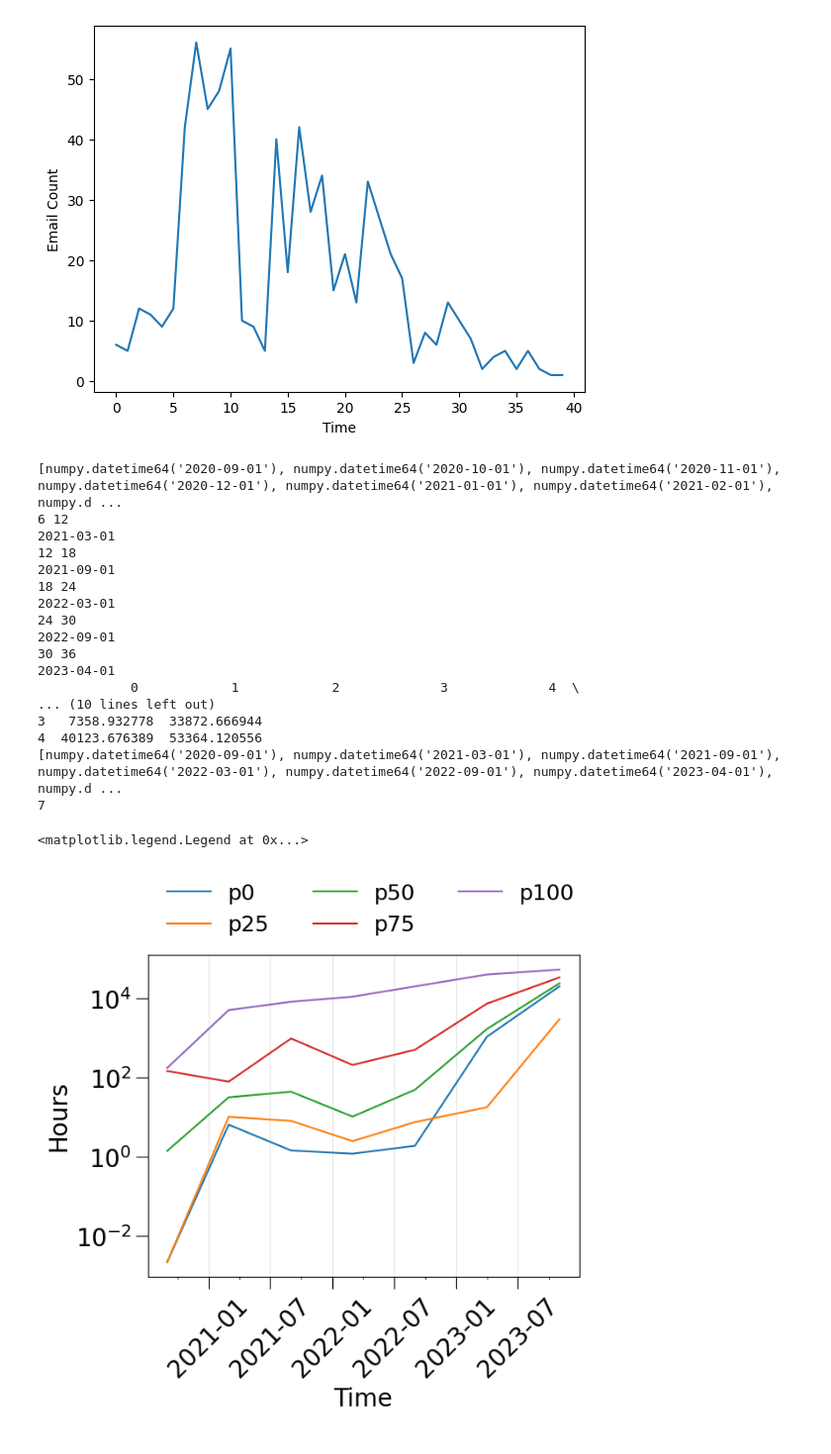
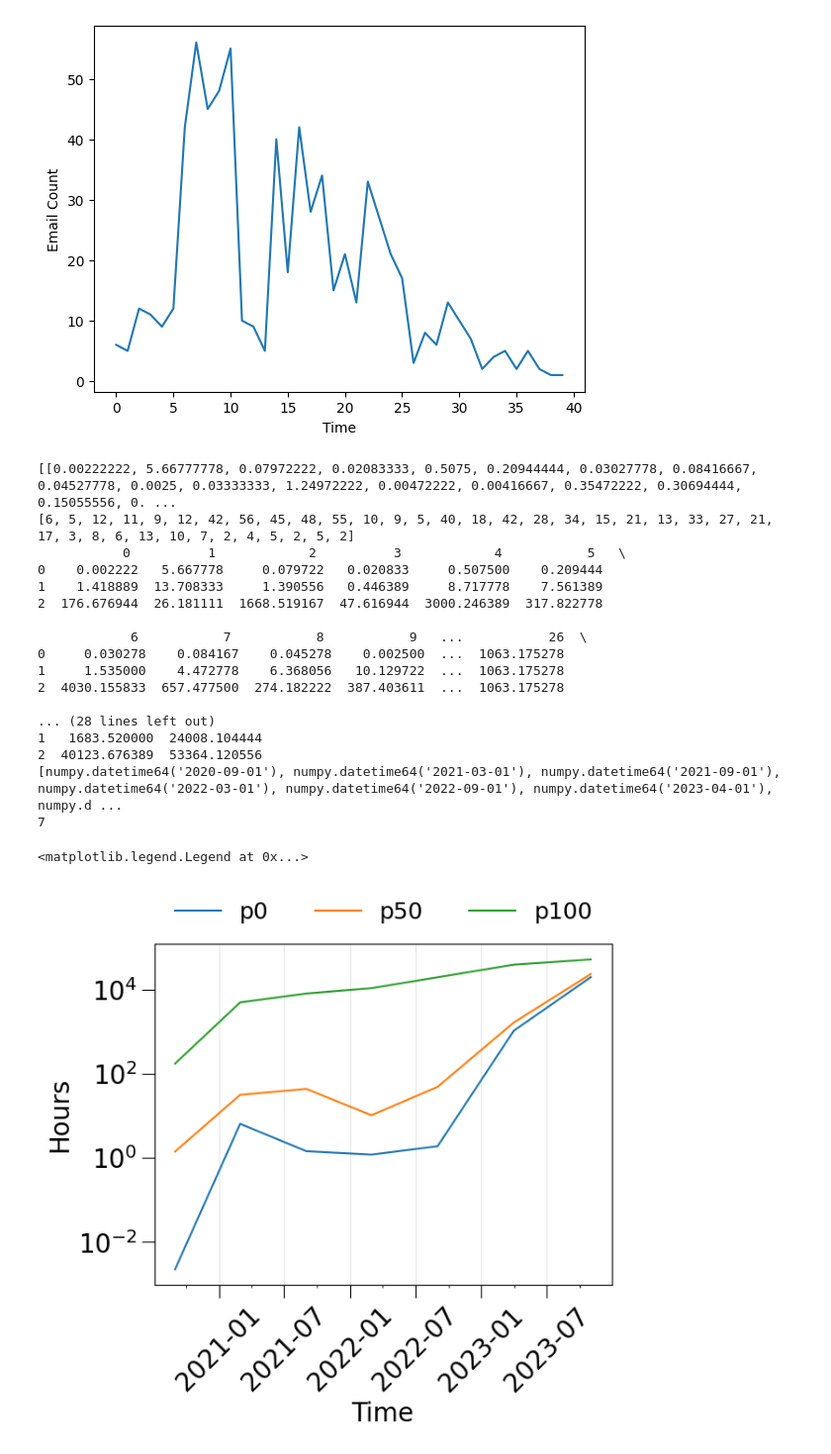
Before and after one commit to Richardhongyu/rfl_empirical_tools, a Jupyter notebook: figures_ppt/figure5 copy.ipynb, the cells around one changed output. Shown: that part at 99% size. Drawn from its saved outputs; the diff is of its cells as text; code cells hidden in the pictures.

```diff
--- a/figures_ppt/figure5 copy.ipynb
+++ b/figures_ppt/figure5 copy.ipynb
@@ -1010,24 +1010,32 @@ jsonfile  = '''{
     "refresh": true
 }'''
 
+json_file_1 = 'number_pr.json'
 label_conf = dict(size=20)
 a = json.loads(jsonfile)
-num = [[],[],[],[],[]]
+with open(json_file_1, 'r') as file:
+    b = json.load(file)
+num = [[],[],[]]
+pr_number = []
 time = []
-labels = [f'p{25*j}' for j in range(5)]
+labels = [f'p{50*j}' for j in range(3)]
 for i in a["data"]:
-    for j in range(5):
+    for j in range(3):
         num[j].append(i[labels[j]])
     time.append(np.datetime64(i["event_month"]))
+for j in b["data"]:
+    pr_number.append(j['all_size'])
 # time_pretty = np.arange(np.datetime64('2020-09'), np.datetime64('2024-01'), np.timedelta64(6, 'M'))
+print(num)
+print(pr_number)
 num = np.array(num)
 num_df = pd.DataFrame(num)
 num_df = num_df.fillna(0)
-# print(num_df)
+print(num_df)
 # time_panda = pd.date_range('20200901','20231101', freq='6m').to_list()
 # print(time_panda)
 # print(time_pretty)
-print(time)
+# print(time)
 new_time = []
 for i in range(6):
     new_time.append(time[i*6])
@@ -1042,50 +1050,53 @@ new_num_df[1] = num_df.iloc[:,1:6].sum(axis=1)
 # new_num_df[6] = num_df.iloc[:,31:36].sum(axis=1)
 for i in range(2,7):
     print(6+6*(i-2), 6+6*(i-2) + 6)
     print(time[6+6*(i-2)])
+    cur_df = num_df.iloc[:,6+6*(i-2):6+6*(i-2) + 6]
+    min = cur_df.iloc[0].min()
+    max = cur_df.iloc[2].max()
+    avg =
+    s = num_df.iloc[:,6+6*(i-2):6+6*(i-2) + 6]
     new_num_df[i] = num_df.iloc[:,6+6*(i-2):6+6*(i-2) + 6].sum(axis=1)
-print(new_num_df)
-print(new_time)
-print(len(new_time))
+
 # print(num.cumsum(axis=1))
 
 x = [i for i in range(len(num))]
 # y = [i for i in range(len(time))]
 # plt.plot(x[:25], num[:25])
 # plt.plot(x, num)
 fig, ax = plt.subplots(dpi=100)
 plt.yscale("log")
-for i in range(5):
+for i in range(3):
     # ax.plot(time_pretty, data[i].values(), label=labels[i])
     # ax.plot(time, num_df.loc[i], label=labels[i])
     ax.plot(new_time, new_num_df.iloc[i], label=labels[i])
 ax.xaxis.set_major_formatter(mdates.DateFormatter('%Y-%m'))
 ax.xaxis.set_major_locator(mdates.MonthLocator(interval=6))
 ax.xaxis.set_minor_locator(mdates.MonthLocator(interval=3))
 ax.tick_params(labelsize=20, size=10)
 ax.tick_params(axis='x', rotation=45)
 ax.set_xlabel("Time", **label_conf)
 ax.set_ylabel("Hours", **label_conf)
 ax.grid(axis='x', alpha=0.3)
 ax.legend(ncol=3, frameon=False, bbox_to_anchor=(0,1), loc='lower left',fontsize=18)
 # plt.imshow()
 # %% [output]
-[numpy.datetime64('2020-09-01'), numpy.datetime64('2020-10-01'), numpy.datetime64('2020-11-01'), numpy.datetime64('2020-12-01'), numpy.datetime64('2021-01-01'), numpy.datetime64('2021-02-01'), numpy.d ...
-6 12
-2021-03-01
-12 18
-2021-09-01
-18 24
-2022-03-01
-24 30
-2022-09-01
-30 36
-2023-04-01
-            0            1            2             3             4  \
-... (10 lines left out)
-3   7358.932778  33872.666944
-4  40123.676389  53364.120556
+[[0.00222222, 5.66777778, 0.07972222, 0.02083333, 0.5075, 0.20944444, 0.03027778, 0.08416667, 0.04527778, 0.0025, 0.03333333, 1.24972222, 0.00472222, 0.00416667, 0.35472222, 0.30694444, 0.15055556, 0. ...
+[6, 5, 12, 11, 9, 12, 42, 56, 45, 48, 55, 10, 9, 5, 40, 18, 42, 28, 34, 15, 21, 13, 33, 27, 21, 17, 3, 8, 6, 13, 10, 7, 2, 4, 5, 2, 5, 2]
+           0          1            2          3            4           5   \
+0    0.002222   5.667778     0.079722   0.020833     0.507500    0.209444
+1    1.418889  13.708333     1.390556   0.446389     8.717778    7.561389
+2  176.676944  26.181111  1668.519167  47.616944  3000.246389  317.822778
+
+            6           7           8           9   ...           26  \
+0     0.030278    0.084167    0.045278    0.002500  ...  1063.175278
+1     1.535000    4.472778    6.368056   10.129722  ...  1063.175278
+2  4030.155833  657.477500  274.182222  387.403611  ...  1063.175278
+
+... (28 lines left out)
+1   1683.520000  24008.104444
+2  40123.676389  53364.120556
 [numpy.datetime64('2020-09-01'), numpy.datetime64('2021-03-01'), numpy.datetime64('2021-09-01'), numpy.datetime64('2022-03-01'), numpy.datetime64('2022-09-01'), numpy.datetime64('2023-04-01'), numpy.d ...
 7
 <matplotlib.legend.Legend at 0x...>
-[figure, old version]
+[figure, new version]
```
Also changed, not shown: parts of 1 cell of this notebook, 13 other files.
